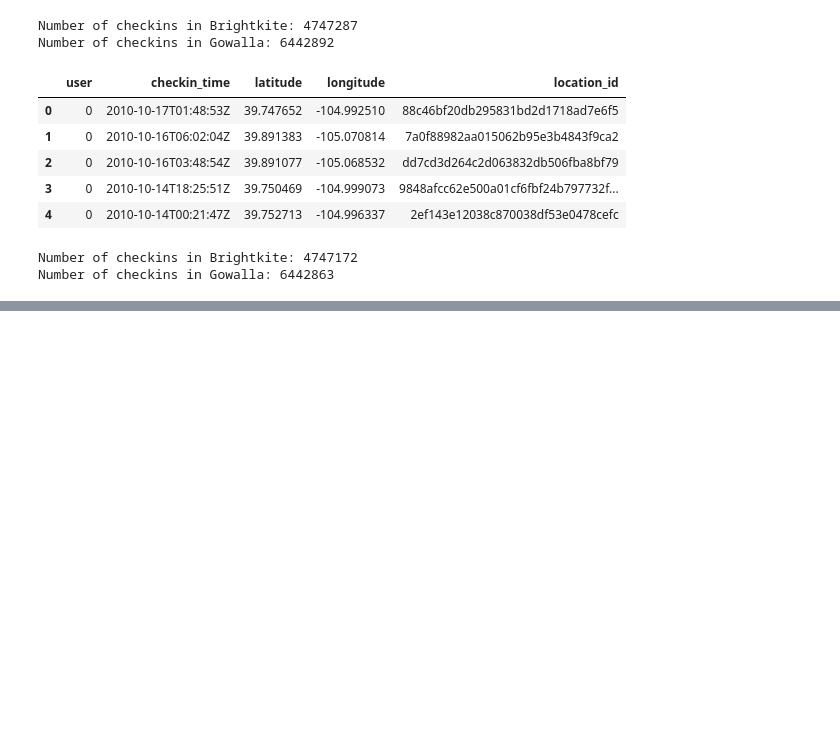
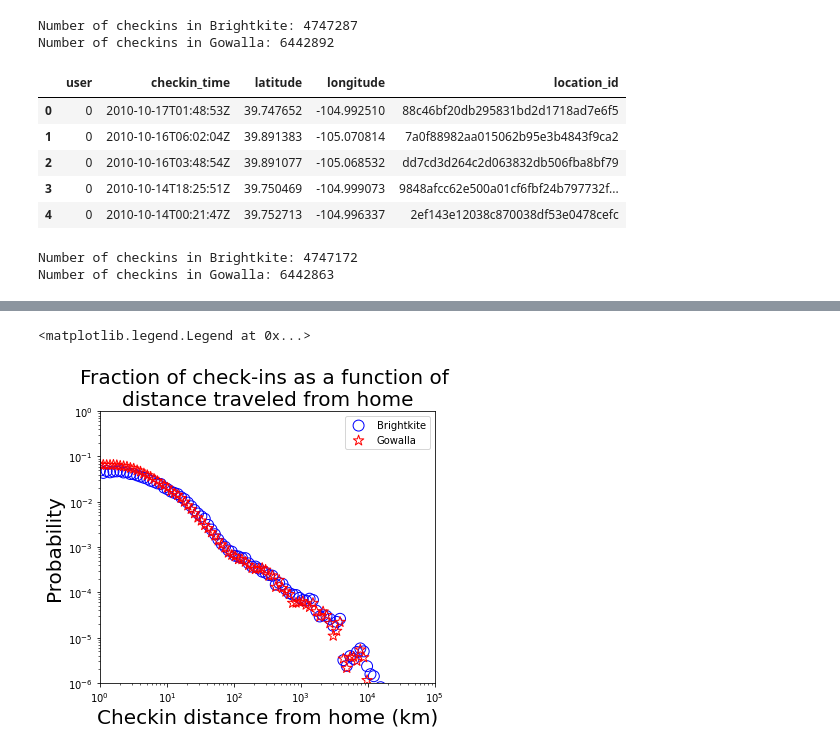
Before and after one commit to epfl-ada/ada-2020-project-milestone-p3-p3_bcd, a Jupyter notebook: Creative extension.ipynb, the cells around one changed output, grey strips where cells are left out. Drawn from its saved outputs; the diff is of its cells as text; code cells hidden in the pictures; blank space fills up the shorter version.

Commit message:
overall dist

```diff
--- a/Creative extension.ipynb
+++ b/Creative extension.ipynb
@@ -305,0 +583,7 @@ b_checkins.to_csv(r'./data/b_checkins_with_continents.csv', compression='gzip')
+# %%
+b_checkins = pd.merge(b_checkins, homes_in_b, how = 'left', on = 'user')
+g_checkins = pd.merge(g_checkins, homes_in_g, how = 'left', on = 'user')
+
+
+
+g_checkins
@@ -305,0 +604,13 @@ b_checkins.to_csv(r'./data/b_checkins_with_continents.csv', compression='gzip')
+# %%
+b_checkins = b_checkins[b_checkins['cell_home'] != b_checkins['cell_coord']]
+g_checkins = g_checkins[g_checkins['cell_home'] != g_checkins['cell_coord']]
+# %%
+b_checkins['dist_from_home'] = b_checkins.apply(lambda x : dist(x['lat_home'], x['long_home'], x['latitude'],
+                                                                x['longitude']), axis = 1)
+# %%
+g_checkins['dist_from_home'] = g_checkins.apply(lambda x : dist(x['lat_home'], x['long_home'], x['latitude'],
+                                                                x['longitude']), axis = 1)
+
+
+
+g_checkins
@@ -305,0 +636,40 @@ b_checkins.to_csv(r'./data/b_checkins_with_continents.csv', compression='gzip')
+# %%
+# Function that computes the distributions of the values in data and plots it using a scatter plot.
+# The arguments are:
+#    - data: the array containing the values for which we want to compute the distribution.
+#    - ax: the axes of the plot on shich we will apply the scatter function.
+#    - marker, color, m_size: type, edgecolor and size of the markers we want. m_size is set to 120 by default.
+#    - bins_max, num_bins: max value for the logspace function, and number of values wanted for the bins.
+#                          Defalut values set respectively to 10^5 and 100 for this plot.
+def plot_probability(data, ax, marker, color, label, m_size = 120, bins_max = pow(10,5), num_bins = 100):
+    log_bins=np.logspace(0, np.log10(bins_max), num = num_bins)
+    hist_values, bins = np.histogram(data, bins= log_bins, density=True)
+    ax.scatter(bins[:-1], hist_values, marker= marker, s=m_size, facecolors='none', edgecolors=color, label=label)
+
+# Doing the final plot. Setting the figure size to (6,5) arbitrarily (slightly larger than tall).
+fig, ax = plt.subplots(figsize=(6, 5))
+
+# BRIGHTKITE – computing and scatter plotting the distribution of home distances between friends.
+plot_probability(b_checkins['dist_from_home'], ax, 'o', 'b', 'Brightkite')
+
+# GOWALLA – computing and scatter plotting the distribution of home distances between friends.
+plot_probability(g_checkins['dist_from_home'], ax, '*', 'r', 'Gowalla')
+
+# Setting the axes' scales to be logarithmic.
+ax.set_xscale("log")
+ax.set_yscale("log")
+
+#Setting the limits of the axes to match the ones in the paper's plot.
+ax.set_xlim(10e-1, 10e4)
+ax.set_ylim(10e-7, 10e-1)
+
+# Naming the axes and resizing the labels
+ax.set_xlabel('Checkin distance from home (km)', size=20)
+ax.set_ylabel('Probability', size=20)
+
+# Adding the color legend and the title of the plot.
+ax.set_title("Fraction of check-ins as a function of \ndistance traveled from home", size=20)
+ax.legend()
+# %% [output]
+<matplotlib.legend.Legend at 0x...>
+[figure, added]
```
Also changed, not shown: parts of 38 cells of this notebook.
